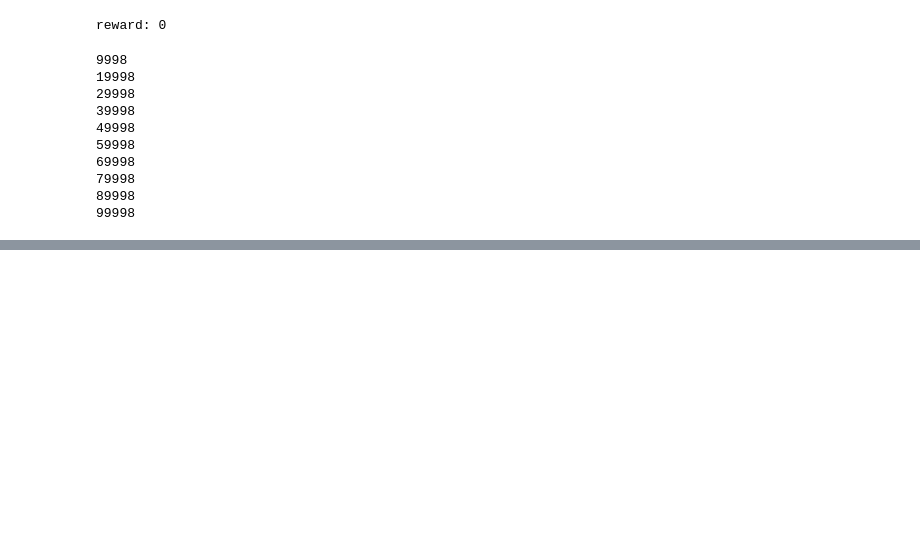
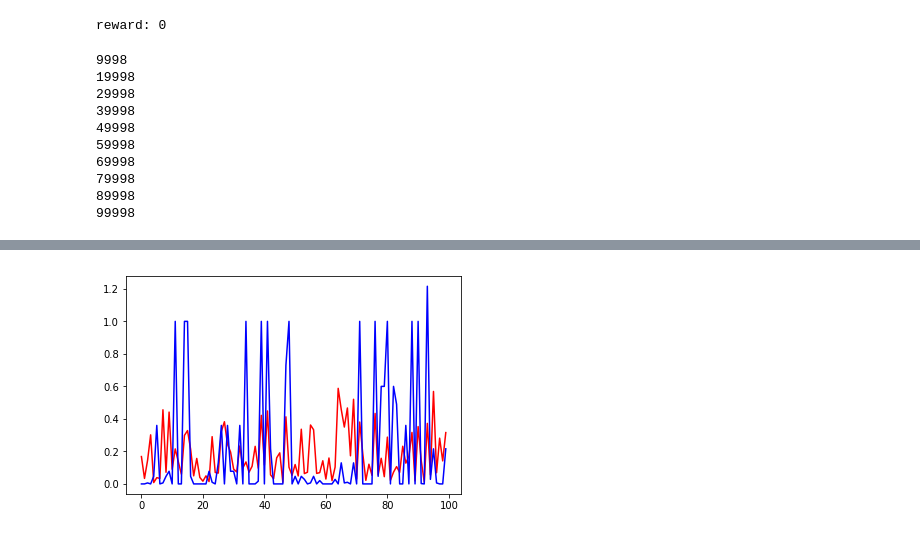
Before and after one commit to JonComo/snake, a Jupyter notebook: snake2.ipynb, the cells around one changed output, grey strips where cells are left out. Saved outputs shown, nothing was run; the diff lists cells and outputs as text; code cells hidden in the pictures; blank space fills up the shorter version.

```diff
--- a/snake2.ipynb
+++ b/snake2.ipynb
@@ -262,16 +272,16 @@ model.add(Conv2D(32, kernel_size=(3, 3),
                  activation='relu',
                  input_shape=input_shape))
 model.add(Conv2D(64, (3, 3), activation='relu'))
-model.add(MaxPooling2D(pool_size=(2, 2)))
+#model.add(MaxPooling2D(pool_size=(2, 2)))
 #model.add(Dropout(0.20))
 model.add(Flatten())
 model.add(Dense(256, activation='relu'))
 #model.add(Dropout(0.20))
 
-model.add(Dense(1, activation='tanh'))
+model.add(Dense(1, activation='sigmoid'))
 
 model.compile(loss=keras.losses.mse,
-      optimizer=keras.optimizers.SGD(lr=1),
+      optimizer=keras.optimizers.Adadelta(lr=1),
       metrics=['accuracy'])
 # %%
 # train the model, predict reward given state
@@ -286,15 +296,25 @@ while len(x_train) < 100000:
         print(len(x_train))
 
     random_session = history[randint(len(history))]
-    ri = randint(0, len(random_session)-TIME_STEPS-1)
+    ri = randint(0, len(random_session)-TIME_STEPS)
 
     sars = [random_session[ri + t] for t in range(TIME_STEPS)]
     states = [sar[0] for sar in sars]
     state = env.stack(states)
     reward = sars[-1][2] # reward for state
 
+
     x_train.append(state)
     y_train.append(reward)
+
+    #r = np.random.random_sample()
+
+    #if r < .33:
+    #    x_train.append(state)
+    #elif r >= .33 and r < .66:
+    #    x_train.append(np.fliplr(state))
+    #else:
+    #    x_train.append(np.flipud(state))
 # %% [output]
 9998
 19998
@@ -307,7 +327,7 @@ while len(x_train) < 100000:
 89998
 99998
 # %%
-model.fit(np.vstack(x_train), np.vstack(y_train))
+model.fit(np.vstack(x_train), np.vstack(y_train), batch_size=64, epochs=1)
 
 fig = plt.plot(model.predict(np.vstack(x_train)[:100]), c='r')
 fig = plt.plot(np.vstack(y_train)[:100], c='b')
@@ -316,3 +337,4 @@ Epoch 1/1
+[figure, added]
 # %%
 # get an idea of distribution of rewards
 
```
Also changed, not shown: parts of 8 cells of this notebook, 1 other file.
